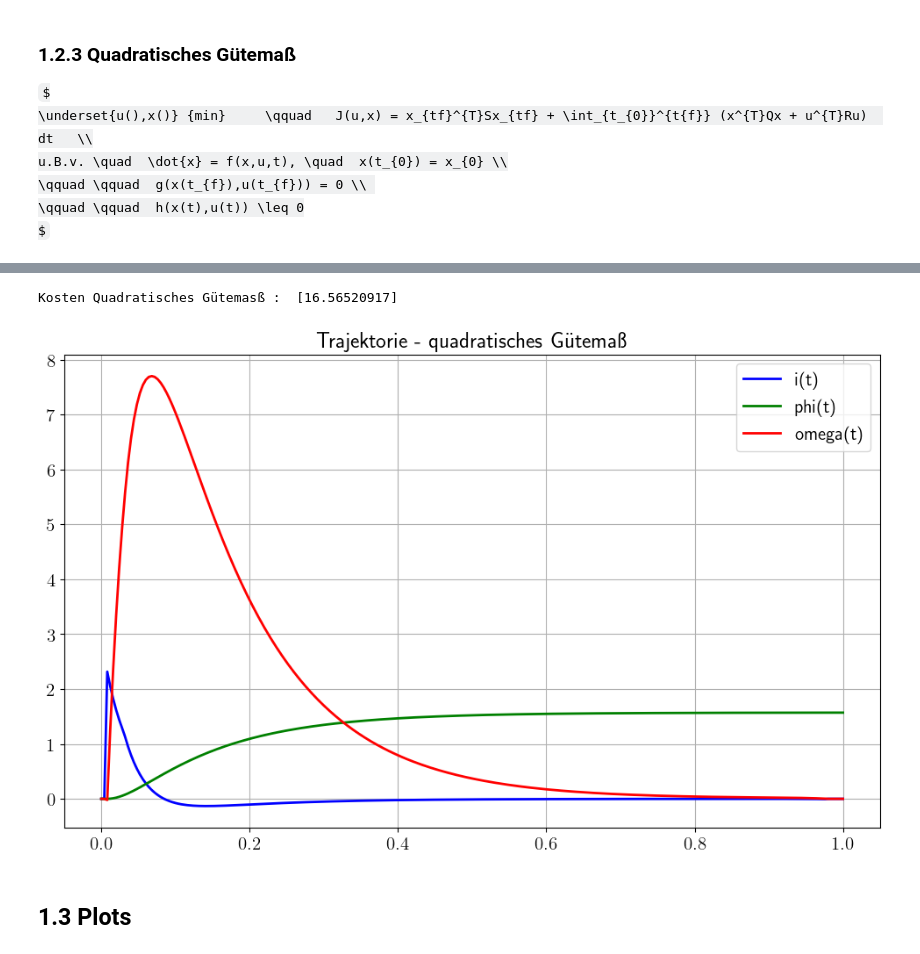
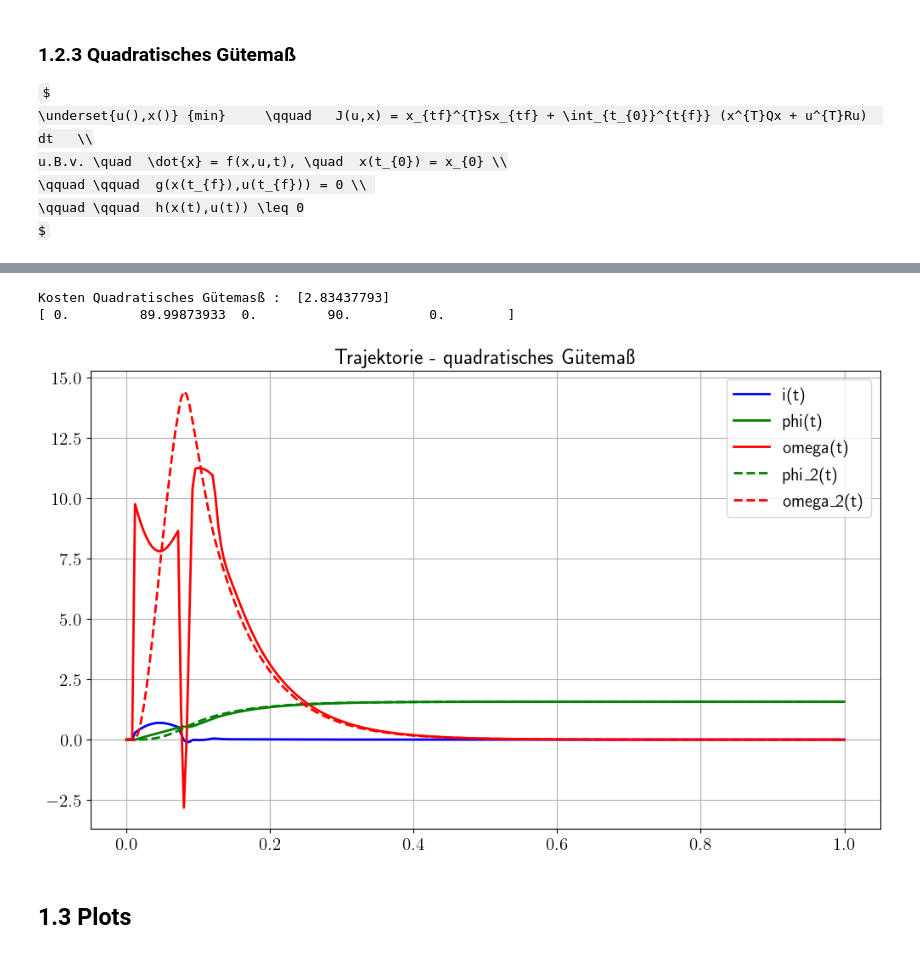
Before and after one commit to StefanKauf/OClab, a Jupyter notebook: 2_erweitertes_Modell.ipynb, the cells around one changed output, grey strips where cells are left out. Drawn from its saved outputs; the diff is of its cells as text; code cells hidden in the pictures; some formulas as TeX source.

```diff
--- a/2_erweitertes_Modell.ipynb
+++ b/2_erweitertes_Modell.ipynb
@@ -18,8 +18,8 @@ import casadi as cas
 ![image-2.png](attachment:image-2.png)
 # %%
 # Gerneral
-N = 1000                       # Stützstellen
-Tend = 1.3                      # Zeithorizont [s]
+N = 250                       # Stützstellen
+Tend = 1                     # Zeithorizont [s]
 t = np.linspace(0,Tend,N+1,endpoint=True)   # Gleichverteilung der Stützstellen --> alternative mit Variablen dt
 dt = Tend/N
 nx = 5
@@ -239,17 +153,17 @@ u.B.v. \quad  \dot{x} = f(x,u,t), \quad  x(t_{0}) = x_{0} \\
 $
 # %%
 # Quadratisches Gütemaß
-Q = np.diag([0, 20, 0])          # don't turn too sharply
-R = np.diag([1])               # keep inputs small
+Q = np.diag([0, 0, 0, 20, 0.1])          # don't turn too sharply
+R = np.diag([0.001])               # keep inputs small
 
-S = np.diag([0, 10, 0])             # get close to final point
+S = np.diag([0, 0, 0, 50 ,0])             # get close to final point
 # %%
 # Cost function
 
 def cost_quad(x,u,manual=False):
     # x = [x0 x1 x2 x3 ..], und u = [u0,u1,u2,u3,...]
 
-    cost = x[:,N].T@S@x[:,N]/2            # Endkostenterm 0.5*xSx
+    cost = 0 #x[:,N].T@S@x[:,N]/2            # Endkostenterm 0.5*xSx
     for k in range(0,N-1):
         if manual==False:
             cost += dt*((x[:,k].T-xf.T)@Q@(x[:,k]-xf))/2    #  laufende Kosten  1 + 0.5*(xQx + uRu)
@@ -325,19 +253,22 @@ Total number of inequality constraints...............:      251
 # %%
 print('Kosten Quadratisches Gütemasß : ',cost_quad(X3,U3,True).flatten())
-
+print(X3[:,-1]*180/np.pi)
 plt.figure(figsize=(12,7))
 plt.plot(t,X3[0], 'b', linewidth ='2', label = 'i(t)')
 plt.plot(t,X3[1], 'g', linewidth ='2', label = 'phi(t)')
 plt.plot(t,X3[2], 'r', linewidth ='2', label = 'omega(t)')
+plt.plot(t,X3[3], 'g', linewidth ='2', label = 'phi_{2}(t)', linestyle = '--')
+plt.plot(t,X3[4], 'r', linewidth ='2', label = 'omega_{2}(t)', linestyle='--')
 
 plt.grid()
 plt.legend(loc = 'best')
 plt.title('Trajektorie - quadratisches Gütemaß')
 
 plt.show()
 # %% [output]
-Kosten Quadratisches Gütemasß :  [16.56520917]
+Kosten Quadratisches Gütemasß :  [2.83437793]
+[ 0.         89.99873933  0.         90.          0.        ]
-[figure, old version]
+[figure, new version]
 # %% [markdown]
 ## 1.3 Plots
 # %%
```
Also changed, not shown: parts of 13 cells of this notebook, 8 other files.
